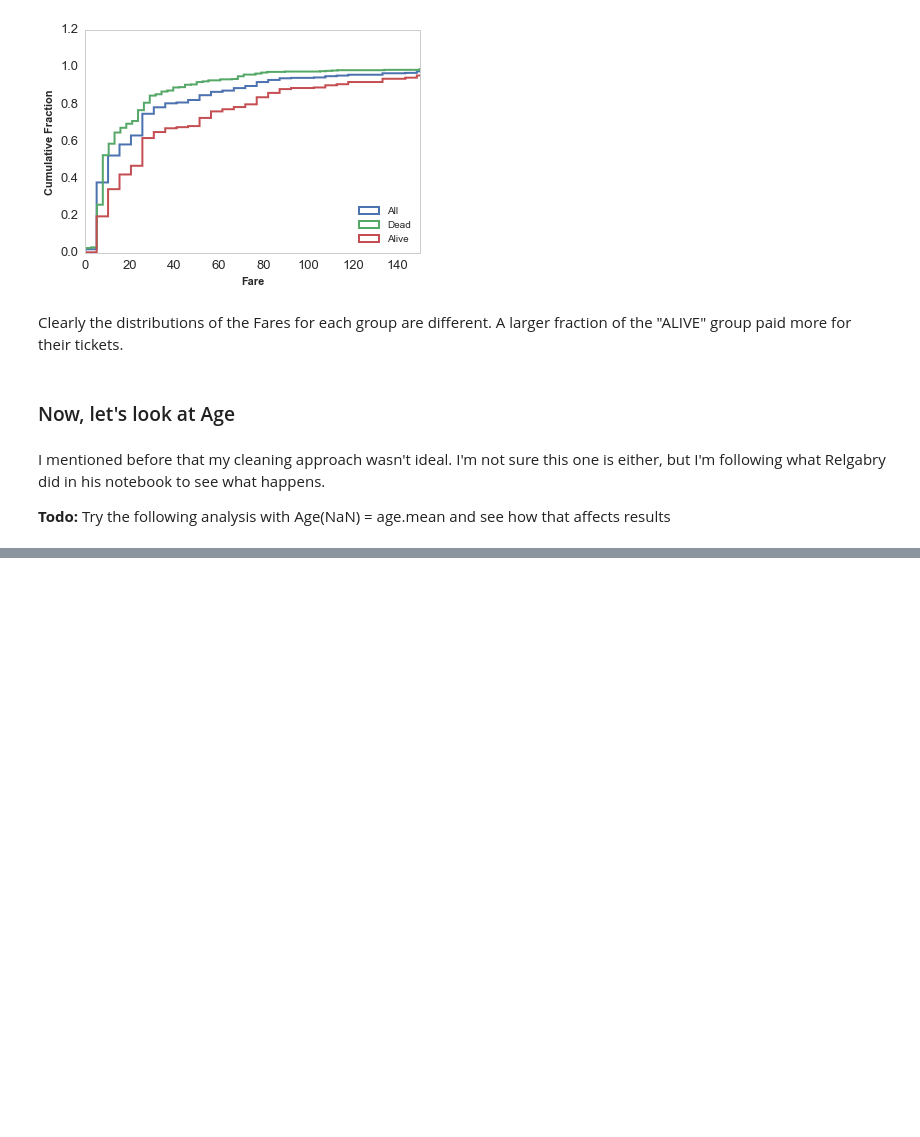
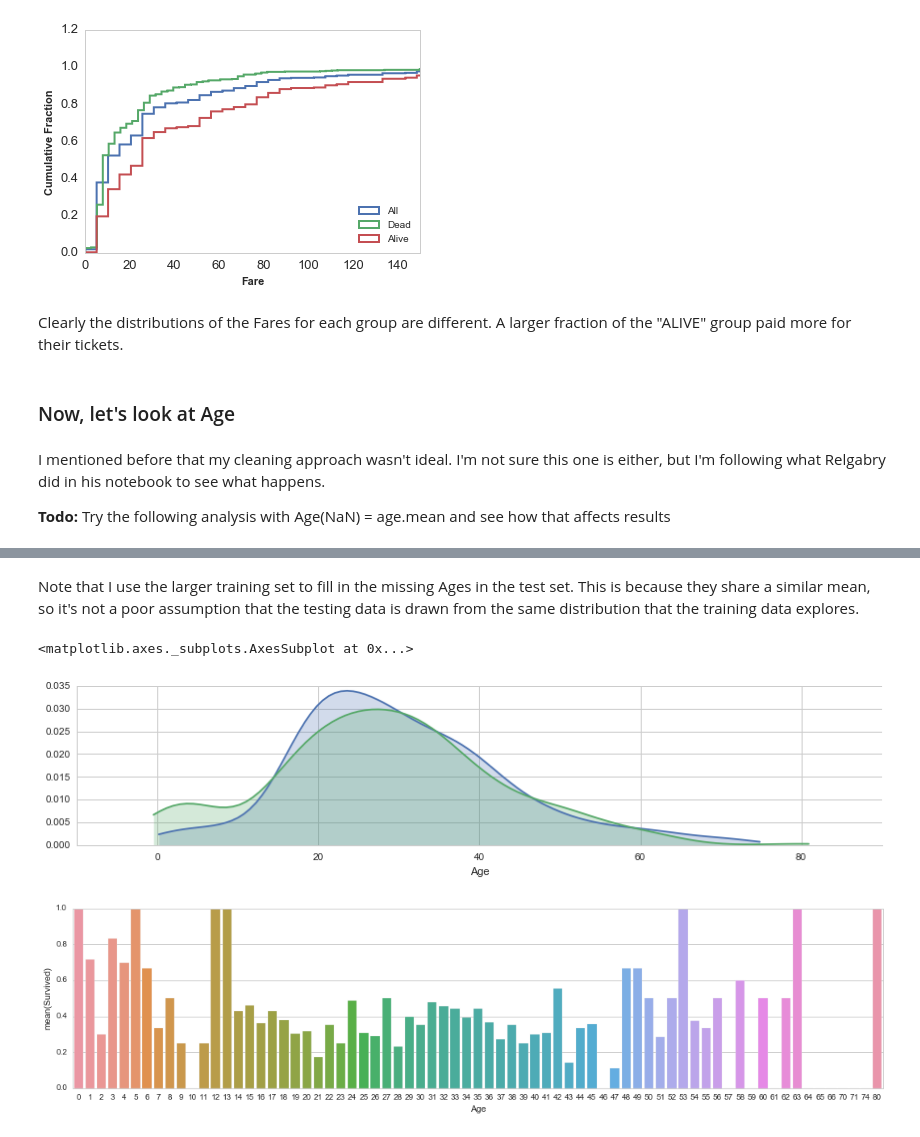
Before and after one commit to drrcool/KaggleComps, a Jupyter notebook: Titanic/Titanic_Visualization.ipynb, the cells around one changed output, grey strips where cells are left out. Saved outputs shown, nothing was run; the diff lists cells and outputs as text; code cells hidden in the pictures; blank space fills up the shorter version.

```diff
--- a/Titanic/Titanic_Visualization.ipynb
+++ b/Titanic/Titanic_Visualization.ipynb
@@ -207,0 +221,18 @@ See the caveats in the documentation: http://pandas.pydata.org/pandas-docs/stabl
+# %% [markdown]
+Note that I use the larger training set to fill in the missing Ages in the test set. This is because they share a similar mean, so it's not a poor assumption that the testing data is drawn from the same distribution that the training data explores.
+# %%
+# Facet plot to look at the fraction of survivors as a function of Age
+facet = sns.FacetGrid(train_df, hue="Survived", aspect=4) # Divide the set based on Survived value
+facet.map(sns.kdeplot, "Age", shade=True) # kde - kernel distribution plot (smoothed histogram)
+
+# Ages colored by Survival Rate
+train_df['Age'] = train_df['Age'].astype(int)
+
+# Note that this plot didn't do too well if we didn't convert the ages to ints.
+fig, axis1 = plt.subplots(1,1,figsize=(18,4))
+average_age = train_df[["Age","Survived"]].groupby(["Age"], as_index=False).mean()
+sns.barplot(x="Age", y="Survived", data=average_age)
+# %% [output]
+<matplotlib.axes._subplots.AxesSubplot at 0x...>
+[figure, added]
+[figure, added]
```
Also changed, not shown: parts of 32 cells of this notebook, 1 other file.
